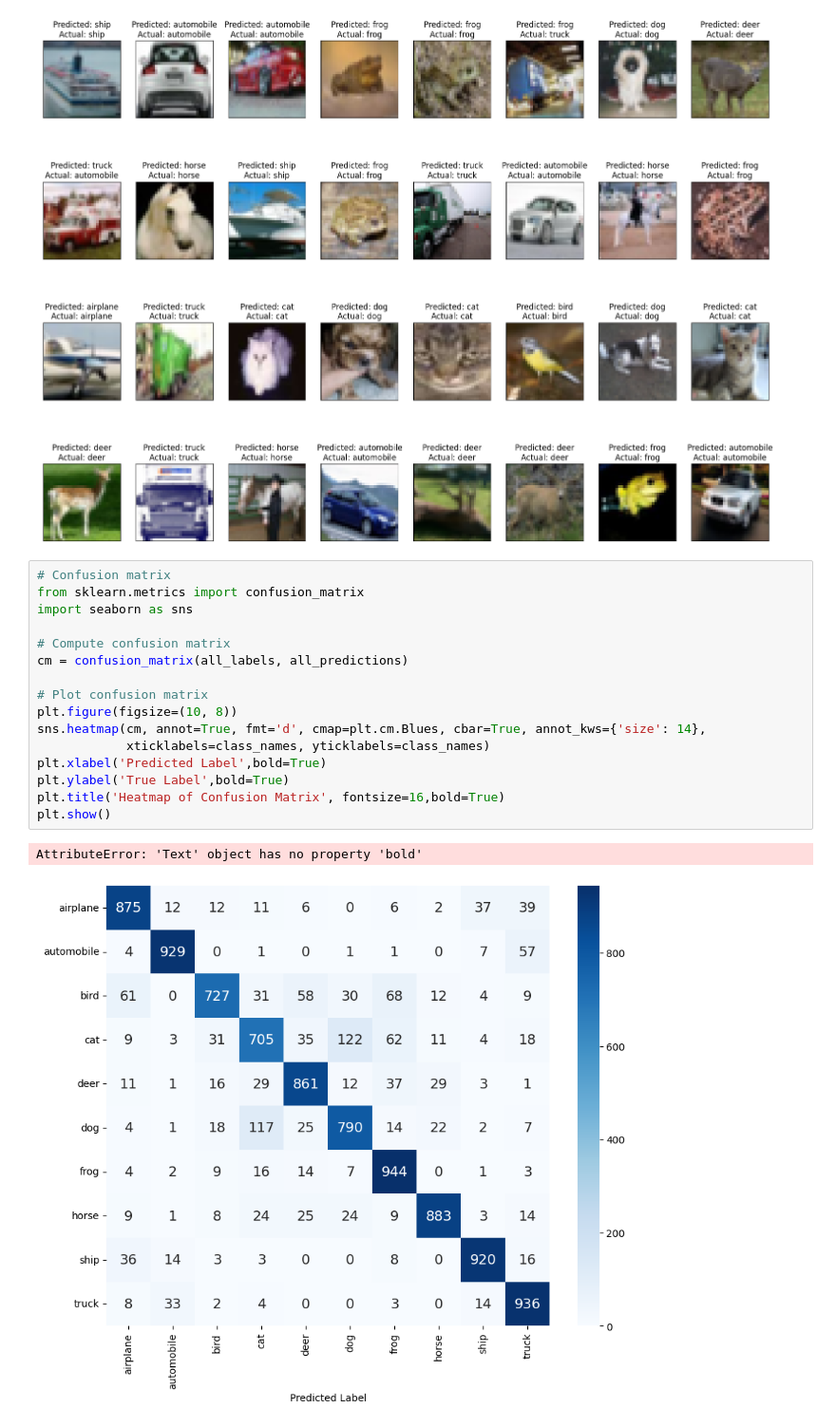
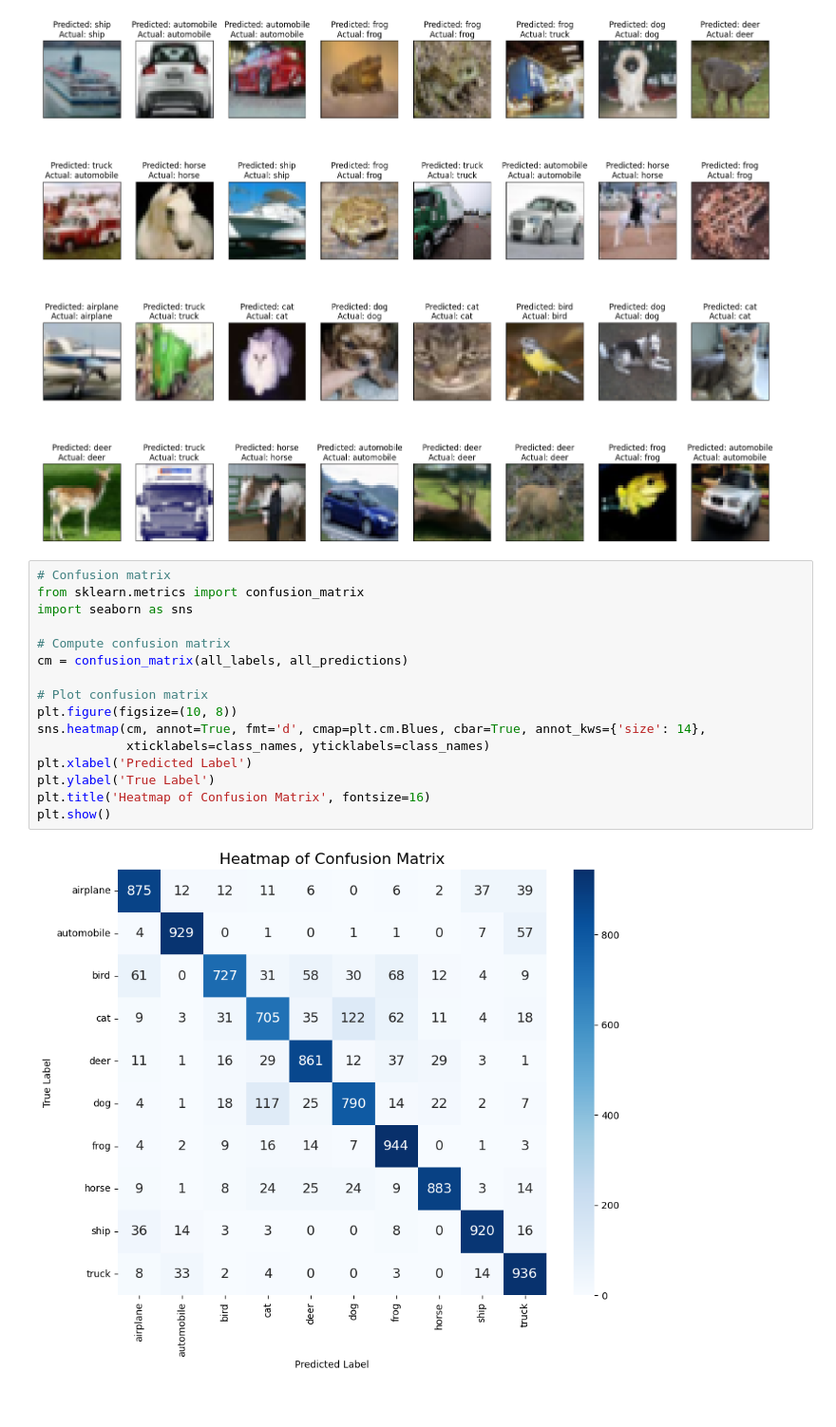
Before and after one commit to dominhkhoi2002/CIFAR-10_Practice, a Jupyter notebook: CIFAR-10.ipynb, the cells around one changed output. Shown at 95% size. Saved outputs shown, nothing was run; the diff lists cells and outputs as text.

Commit message:
fix heatmap

```diff
--- a/CIFAR-10.ipynb
+++ b/CIFAR-10.ipynb
@@ -326,19 +326,18 @@ plt.show()
 # %%
 # Confusion matrix
 from sklearn.metrics import confusion_matrix
 import seaborn as sns
 
 # Compute confusion matrix
 cm = confusion_matrix(all_labels, all_predictions)
 
 # Plot confusion matrix
 plt.figure(figsize=(10, 8))
 sns.heatmap(cm, annot=True, fmt='d', cmap=plt.cm.Blues, cbar=True, annot_kws={'size': 14},
             xticklabels=class_names, yticklabels=class_names)
-plt.xlabel('Predicted Label',bold=True)
-plt.ylabel('True Label',bold=True)
-plt.title('Heatmap of Confusion Matrix', fontsize=16,bold=True)
+plt.xlabel('Predicted Label')
+plt.ylabel('True Label')
+plt.title('Heatmap of Confusion Matrix', fontsize=16)
 plt.show()
 # %% [output]
-AttributeError: 'Text' object has no property 'bold'
-[figure, old version]
+[figure, new version]
```
